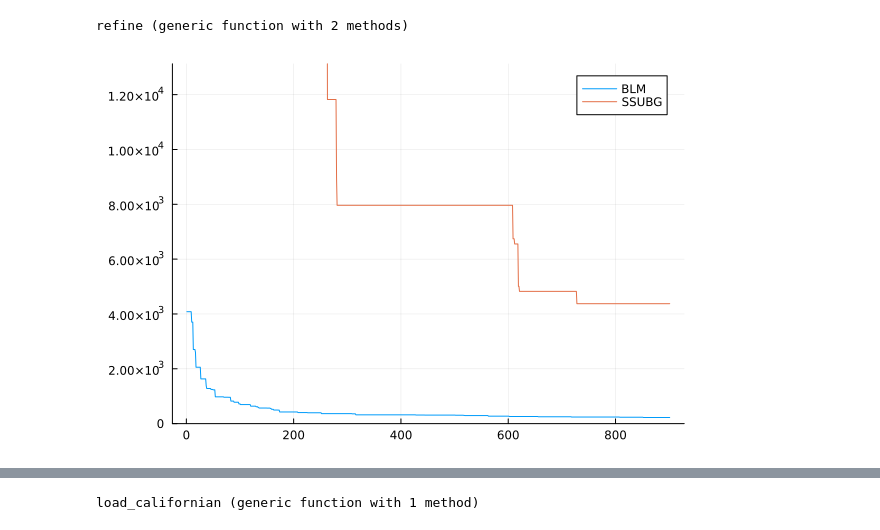
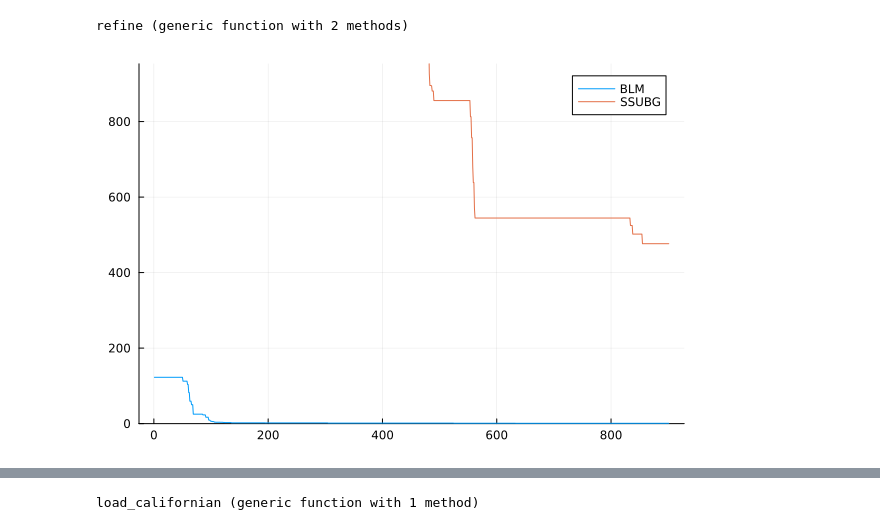
Before and after one commit to SofianeTanji/ConvexHullPricing.jl, a Jupyter notebook: notebooks/OnePlot.ipynb, the cells around one changed output, grey strips where cells are left out. Drawn from its saved outputs; the diff is of its cells as text; code cells hidden in the pictures.

Commit message:
more stoch. prel. experiments. Belgian complete. CA 12/20

```diff
--- a/notebooks/OnePlot.ipynb
+++ b/notebooks/OnePlot.ipynb
@@ -26,13 +26,13 @@ end
 # %% [output]
 refine (generic function with 2 methods)
 # %%
-idx=1
-FS = maximum(load_object("..//results//optimal_values//NewRefinedOptRunBE$(idx).jld2")[3])
-XBLM, ITBLM, BLM, TBLM = load_object("..//results//15min_runs//BundleLevelMethodBE$(idx).jld2")
-XSSUBG, ITSSUBG, SSUBG, TSSUBG = load_object("..//results//15min_runs//StochasticSubGBE$(idx).jld2")
+idx=3
+FS = maximum(load_object("..//results//optimal_values//NewRefinedOptRunCA$(idx).jld2")[3])
+XBLM, ITBLM, BLM, TBLM = load_object("..//results//15min_runs//BundleLevelMethodCA$(idx).jld2")
+XSSUBG, ITSSUBG, SSUBG, TSSUBG = load_object("..//results//15min_runs//StochasticSubGCA$(idx).jld2")
 SSUBG = mon(refine(FS .- SSUBG, TSSUBG))
 BLM = mon(refine(FS .- BLM, TBLM))
 plot(BLM, label="BLM")
-plot!(SSUBG, label = "SSUBG", ylims=(0, 3*minimum(SSUBG)))
+plot!(SSUBG, label = "SSUBG", ylims=(0, 2*minimum(SSUBG)))
 # %% [output]
-[figure, old version]
+[figure, new version]
```
Also changed, not shown: parts of 3 cells of this notebook, 19 other files.
